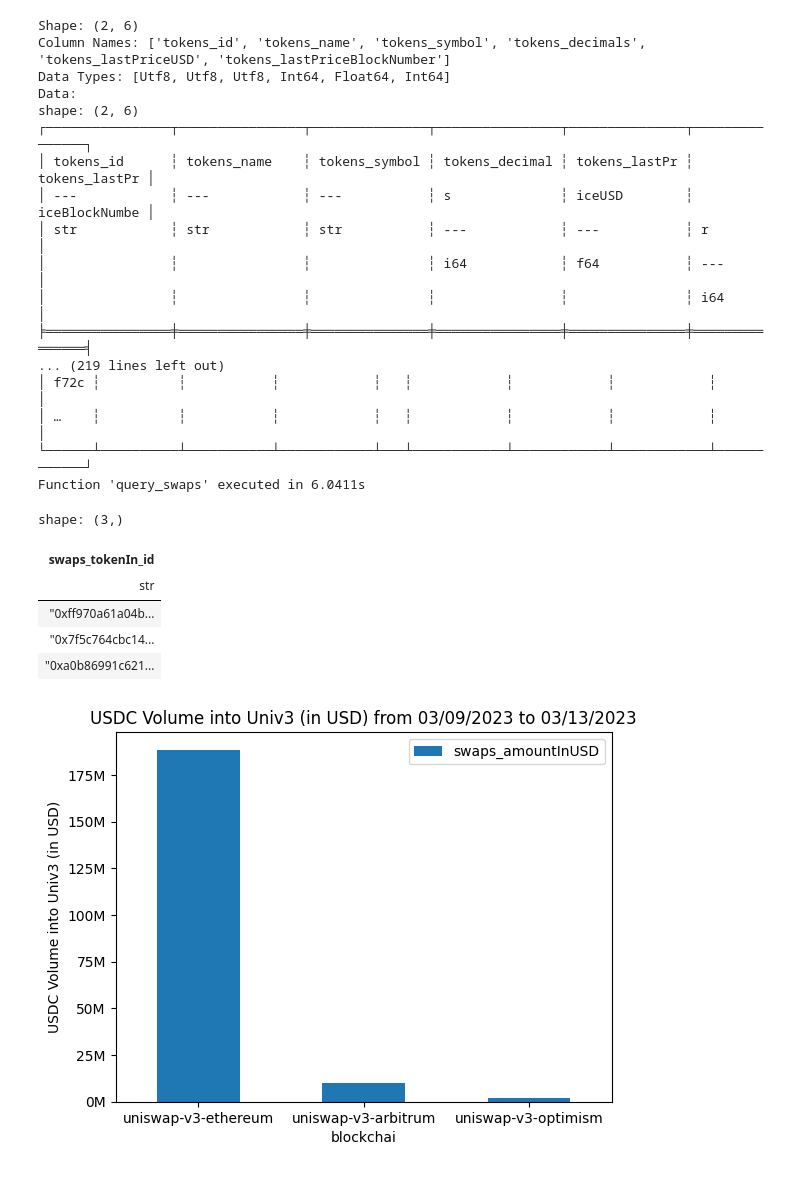
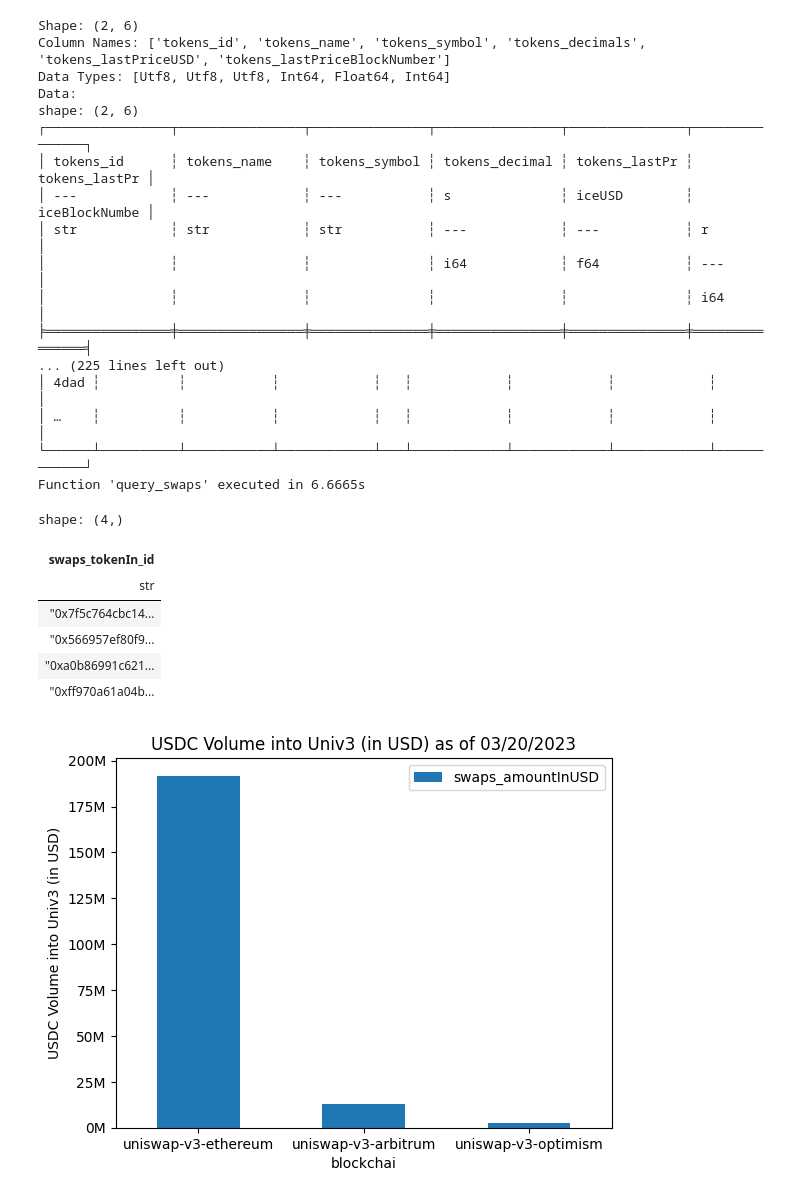
Before and after one commit to Evan-Kim2028/subgraph-query-portal, a Jupyter notebook: examples/query_univ3_cross_chain.ipynb, the cells around one changed output. Saved outputs shown, nothing was run; the diff lists cells and outputs as text; code cells hidden in the pictures.

Commit message:
update cross chain query notebook example

```diff
--- a/examples/query_univ3_cross_chain.ipynb
+++ b/examples/query_univ3_cross_chain.ipynb
@@ -28,12 +23,9 @@ for endpoint in endpoint_list:
     # instantiate dex class. Dex stores dex-related query functions
     my_dex = Dex(endpoint)
     # convert dates from datetime to unix timestamp
-    start_time = my_dex.date_to_time(start_date)
-    end_time = my_dex.date_to_time(end_date)
 
+    # define swap query
     df = my_dex.query_swaps(
-        start_time=start_time,
-        end_time=end_time,
         query_size=query_size,
         token_in=token_in,
         save_data=True,
@@ -54,36 +46,40 @@ shape: (2, 6)
 │                ┆                ┆               ┆ i64            ┆ f64           ┆ ---           │
 │                ┆                ┆               ┆                ┆               ┆ i64           │
 ╞════════════════╪════════════════╪═══════════════╪════════════════╪═══════════════╪═══════════════╡
-... (219 lines left out)
-│ f72c ┆          ┆           ┆            ┆   ┆            ┆            ┆            ┆            │
+... (225 lines left out)
+│ 4dad ┆          ┆           ┆            ┆   ┆            ┆            ┆            ┆            │
 │ …    ┆          ┆           ┆            ┆   ┆            ┆            ┆            ┆            │
 └──────┴──────────┴───────────┴────────────┴───┴────────────┴────────────┴────────────┴────────────┘
-Function 'query_swaps' executed in 6.0411s
+Function 'query_swaps' executed in 6.6665s
 # %%
 concat_df = pl.concat(df_data)
+# %%
+# get largest swaps_timestamp
+max_timestamp = concat_df['swaps_timestamp'].max()
 # %%
 # check unique addresses. These are all the different addresses of USDC on the different blockchains
 concat_df['swaps_tokenIn_id'].unique()
 # %% [output]
-shape: (3,)
+shape: (4,)
 | swaps_tokenIn_id |
 | str |
+| "0x7f5c764cbc14... |
+| "0x566957ef80f9... |
+| "0xa0b86991c621... |
 | "0xff970a61a04b... |
-| "0x7f5c764cbc14... |
-| "0xa0b86991c621... |
 # %%
 # group by endpoint and sum swaps_amountInUSD
 grouped_df = concat_df.groupby(['endpoint']).agg([pl.sum('swaps_amountInUSD')]).sort('swaps_amountInUSD', descending=True)
 # %%
 grouped_df.to_pandas().plot.bar(x='endpoint', y='swaps_amountInUSD', rot=0)
 plt.xlabel('blockchai')
 plt.ylabel('USDC Volume into Univ3 (in USD)')
 plt.gca().yaxis.set_major_formatter(plt.FuncFormatter(lambda x, loc: "{:,}".format(int(x/1000000)) + 'M'))
-start_date = start_date.strftime("%m/%d/%Y")
-end_date = end_date.strftime("%m/%d/%Y")
-plt.title(f'USDC Volume into Univ3 (in USD) from {start_date} to {end_date}')
+# convert max_timestamp to datetime
+my_date = datetime.fromtimestamp(max_timestamp)
+plt.title(f'USDC Volume into Univ3 (in USD) as of {my_date.strftime("%m/%d/%Y")}')
 # format start_date
 
 plt.show()
 # %% [output]
-[figure, old version]
+[figure, new version]
```
Also changed, not shown: parts of 1 cell of this notebook.
